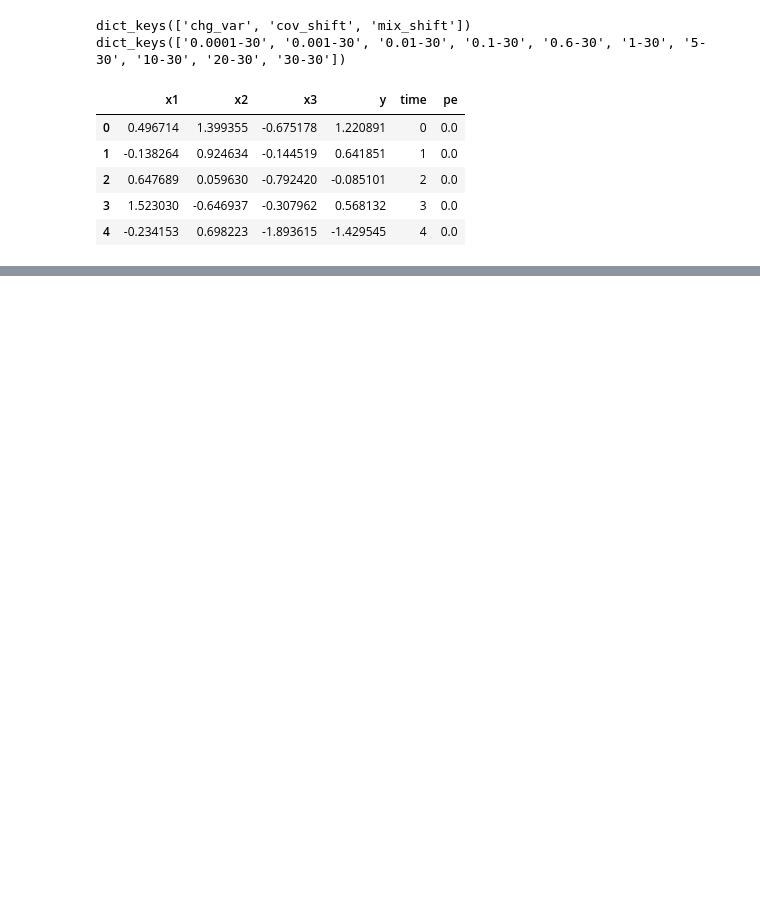
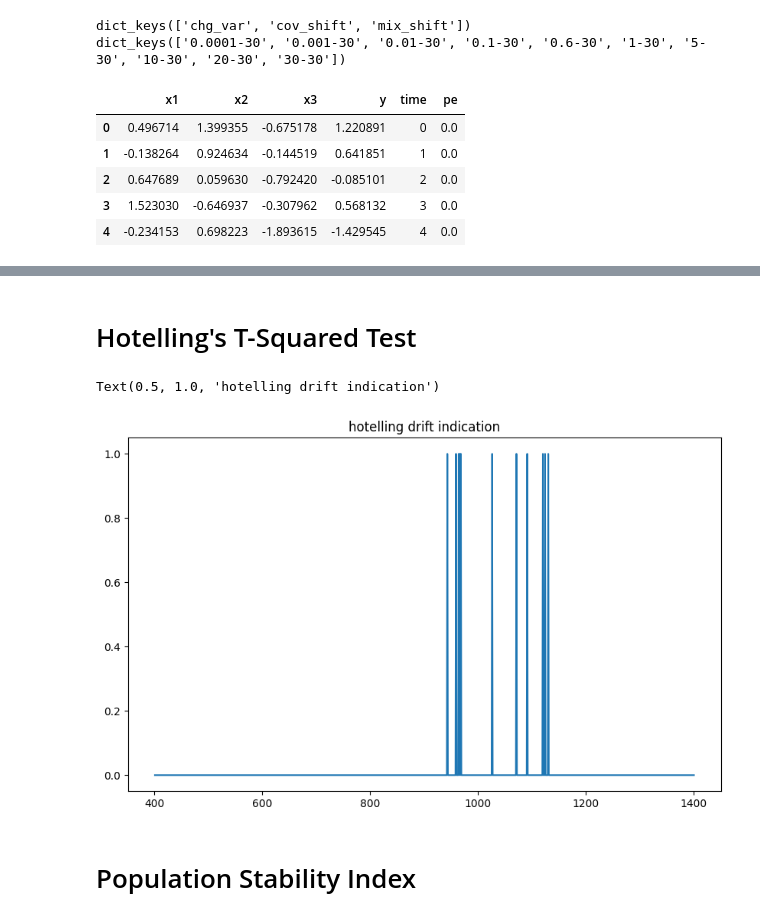
Before and after one commit to christophershultz/risk_econ, a Jupyter notebook: tda_data_drift/drift_extended_comparison.ipynb, the cells around one changed output, grey strips where cells are left out. Saved outputs shown, nothing was run; the diff lists cells and outputs as text; code cells hidden in the pictures; blank space fills up the shorter version.

```diff
--- a/tda_data_drift/drift_extended_comparison.ipynb
+++ b/tda_data_drift/drift_extended_comparison.ipynb
@@ -75,0 +64,38 @@ for typeOfShift in dct.keys():
+# %% [markdown]
+# Hotelling's T-Squared Test
+# %%
+from hotelling.stats import hotelling_t2
+
+a0, a1 = 0, window_size
+b0, b1 = window_size+1, window_size + window_size+1
+time, drift_ind = [], []
+while b1 <= len(df):
+    drift = 0
+    dfa = df.iloc[a0:a1+1][['x1', 'x2', 'x3', 'y']]
+    dfb = df.iloc[b0:b1+1][['x1', 'x2', 'x3', 'y']]
+
+    try:
+        res = hotelling_t2(dfa, dfb)
+        ts, pv = res[0], res[2]
+    except:
+        pv = 1
+
+    if pv <= p_thresh: drift = 1
+    time.append(b1)
+    drift_ind.append(drift)
+
+    # Iterate
+    a0 += 1
+    a1 += 1
+    b0 += 1
+    b1 += 1
+
+h2_results = pd.DataFrame({'time': time, 'drift': drift_ind})
+plt.figure(figsize=(10,6))
+plt.plot(h2_results['time'], h2_results['drift'])
+plt.title('hotelling drift indication')
+# %% [output]
+Text(0.5, 1.0, 'hotelling drift indication')
+[figure, added]
+# %% [markdown]
+# Population Stability Index
```
Also changed, not shown: parts of 9 cells of this notebook.
